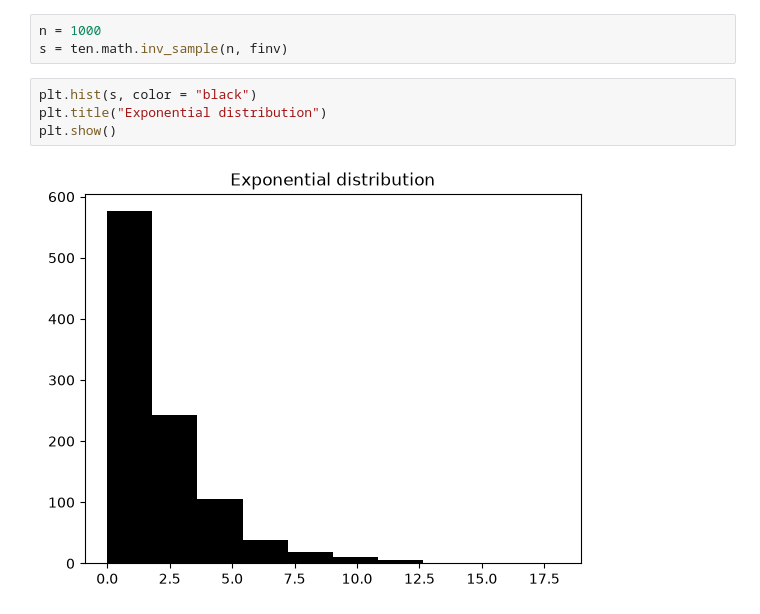
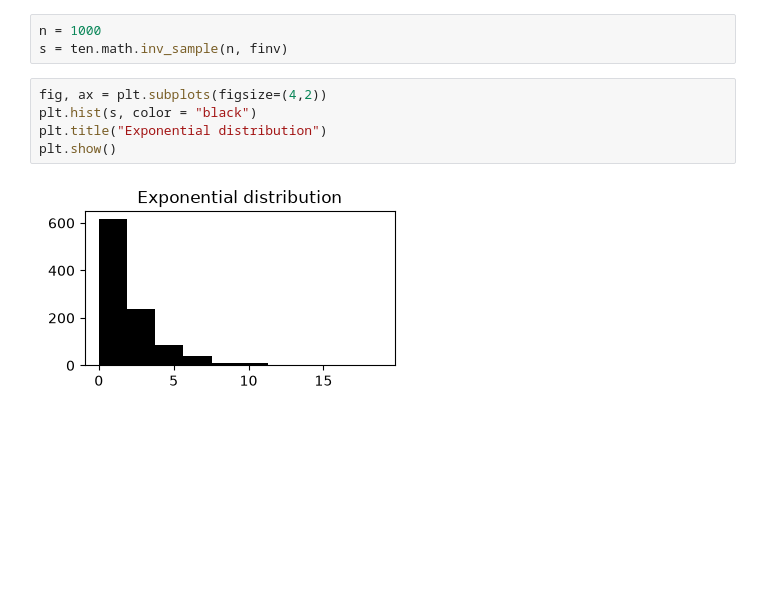
Before and after one commit to istmarc/ten-notebooks, a Jupyter notebook: notebooks/16.Probability.ipynb, the cells around one changed output. Drawn from its saved outputs; the diff is of its cells as text; blank space fills up the shorter version.

```diff
--- a/notebooks/16.Probability.ipynb
+++ b/notebooks/16.Probability.ipynb
@@ -19,8 +19,9 @@ def finv(u):
 n = 1000
 s = ten.math.inv_sample(n, finv)
 # %%
+fig, ax = plt.subplots(figsize=(4,2))
 plt.hist(s, color = "black")
 plt.title("Exponential distribution")
 plt.show()
 # %% [output]
-[figure, old version]
+[figure, new version]
```
Also changed, not shown: 5 other files.
